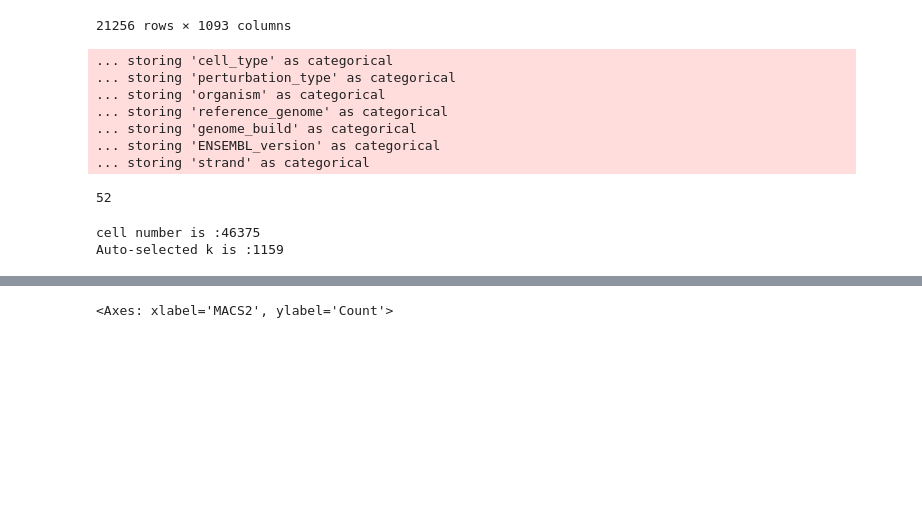
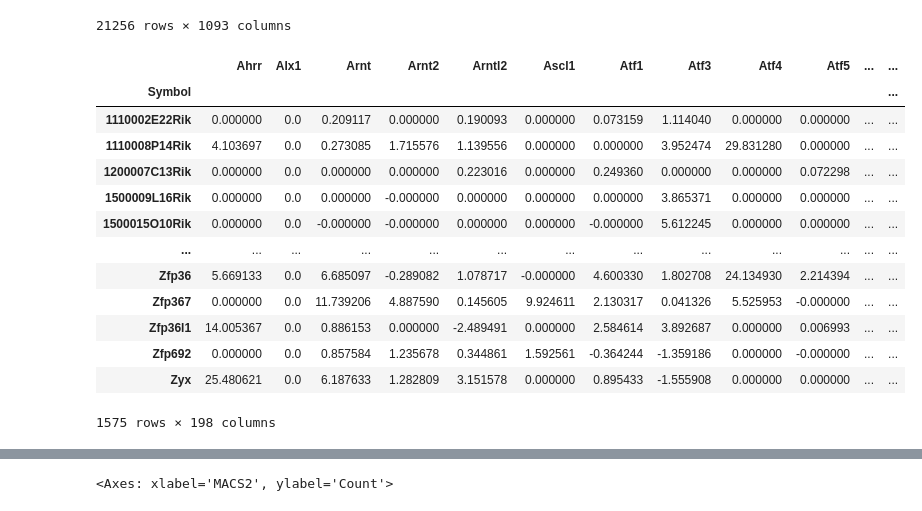
Before and after one commit to rvinas/grn_inference, a Jupyter notebook: benchmark_LRZINB_CellOracle.ipynb, the cells around one changed output, grey strips where cells are left out. Cells and saved outputs as stored; diff of their text form; code cells hidden in the pictures; blank space fills up the shorter version.

```diff
--- a/benchmark_LRZINB_CellOracle.ipynb
+++ b/benchmark_LRZINB_CellOracle.ipynb
@@ -190,39 +203,0 @@ oracle = co.Oracle()
-# %%
-# Instantiate Oracle object
-adata.layers['raw_count'] = adata.layers['counts']
-oracle.import_anndata_as_normalized_count(adata=adata,
-                                   cluster_column_name="cell_type",
-                                   embedding_name="X_draw_graph_fa")
-# %% [output]
-... storing 'cell_type' as categorical
-... storing 'perturbation_type' as categorical
-... storing 'organism' as categorical
-... storing 'reference_genome' as categorical
-... storing 'genome_build' as categorical
-... storing 'ENSEMBL_version' as categorical
-... storing 'strand' as categorical
-# %%
-# Perform PCA
-oracle.perform_PCA()
-
-# Select important PCs
-plt.plot(np.cumsum(oracle.pca.explained_variance_ratio_)[:100])
-n_comps = np.where(np.diff(np.diff(np.cumsum(oracle.pca.explained_variance_ratio_))>0.002))[0][0]
-plt.axvline(n_comps, c="k")
-plt.show()
-print(n_comps)
-n_comps = min(n_comps, 50)
-# %% [output]
-52
-# %%
-n_cell = oracle.adata.shape[0]
-print(f"cell number is :{n_cell}")
-
-k = int(0.025*n_cell)
-print(f"Auto-selected k is :{k}")
-
-oracle.knn_imputation(n_pca_dims=n_comps, k=k, balanced=True, b_sight=k*8,
-                      b_maxl=k*4, n_jobs=1)
-# %% [output]
-cell number is :46375
-Auto-selected k is :1159
@@ -242,6 +215,23 @@ pred_base_dfs = {'Ridge (unprunned)': ridge_unprunned_df,
                  'Ridge (base-pruned)': ridge_base_df,
                  'LR-ZINB (unprunned)': ll_unprunned_df,
                  'LR-ZINB (base-pruned)': ll_base_df}
+# %%
+ll_base_df
+# %% [output]
+|  | Ahrr | Alx1 | Arnt | Arnt2 | Arntl2 | Ascl1 | Atf1 | Atf3 | Atf4 | Atf5 | ... | ... |
+| Symbol |  |  |  |  |  |  |  |  |  |  |  | ... |
+| 1110002E22Rik | 0.000000 | 0.0 | 0.209117 | 0.000000 | 0.190093 | 0.000000 | 0.073159 | 1.114040 | 0.000000 | 0.000000 | ... | ... |
+| 1110008P14Rik | 4.103697 | 0.0 | 0.273085 | 1.715576 | 1.139556 | 0.000000 | 0.000000 | 3.952474 | 29.831280 | 0.000000 | ... | ... |
+| 1200007C13Rik | 0.000000 | 0.0 | 0.000000 | 0.000000 | 0.223016 | 0.000000 | 0.249360 | 0.000000 | 0.000000 | 0.072298 | ... | ... |
+| 1500009L16Rik | 0.000000 | 0.0 | 0.000000 | -0.000000 | 0.000000 | 0.000000 | 0.000000 | 3.865371 | 0.000000 | 0.000000 | ... | ... |
+| 1500015O10Rik | 0.000000 | 0.0 | -0.000000 | -0.000000 | 0.000000 | 0.000000 | -0.000000 | 5.612245 | 0.000000 | 0.000000 | ... | ... |
+| ... | ... | ... | ... | ... | ... | ... | ... | ... | ... | ... | ... | ... |
+| Zfp36 | 5.669133 | 0.0 | 6.685097 | -0.289082 | 1.078717 | -0.000000 | 4.600330 | 1.802708 | 24.134930 | 2.214394 | ... | ... |
+| Zfp367 | 0.000000 | 0.0 | 11.739206 | 4.887590 | 0.145605 | 9.924611 | 2.130317 | 0.041326 | 5.525953 | -0.000000 | ... | ... |
+| Zfp36l1 | 14.005367 | 0.0 | 0.886153 | 0.000000 | -2.489491 | 0.000000 | 2.584614 | 3.892687 | 0.000000 | 0.006993 | ... | ... |
+| Zfp692 | 0.000000 | 0.0 | 0.857584 | 1.235678 | 0.344861 | 1.592561 | -0.364244 | -1.359186 | 0.000000 | -0.000000 | ... | ... |
+| Zyx | 25.480621 | 0.0 | 6.187633 | 1.282809 | 3.151578 | 0.000000 | 0.895433 | -1.555908 | 0.000000 | 0.000000 | ... | ... |
+1575 rows × 198 columns
 # %%
 # Mouse regulon network
 mouse_regulons = load_regulons(min_refs=2)
```
Also changed, not shown: parts of 11 cells of this notebook, 2 other files.
